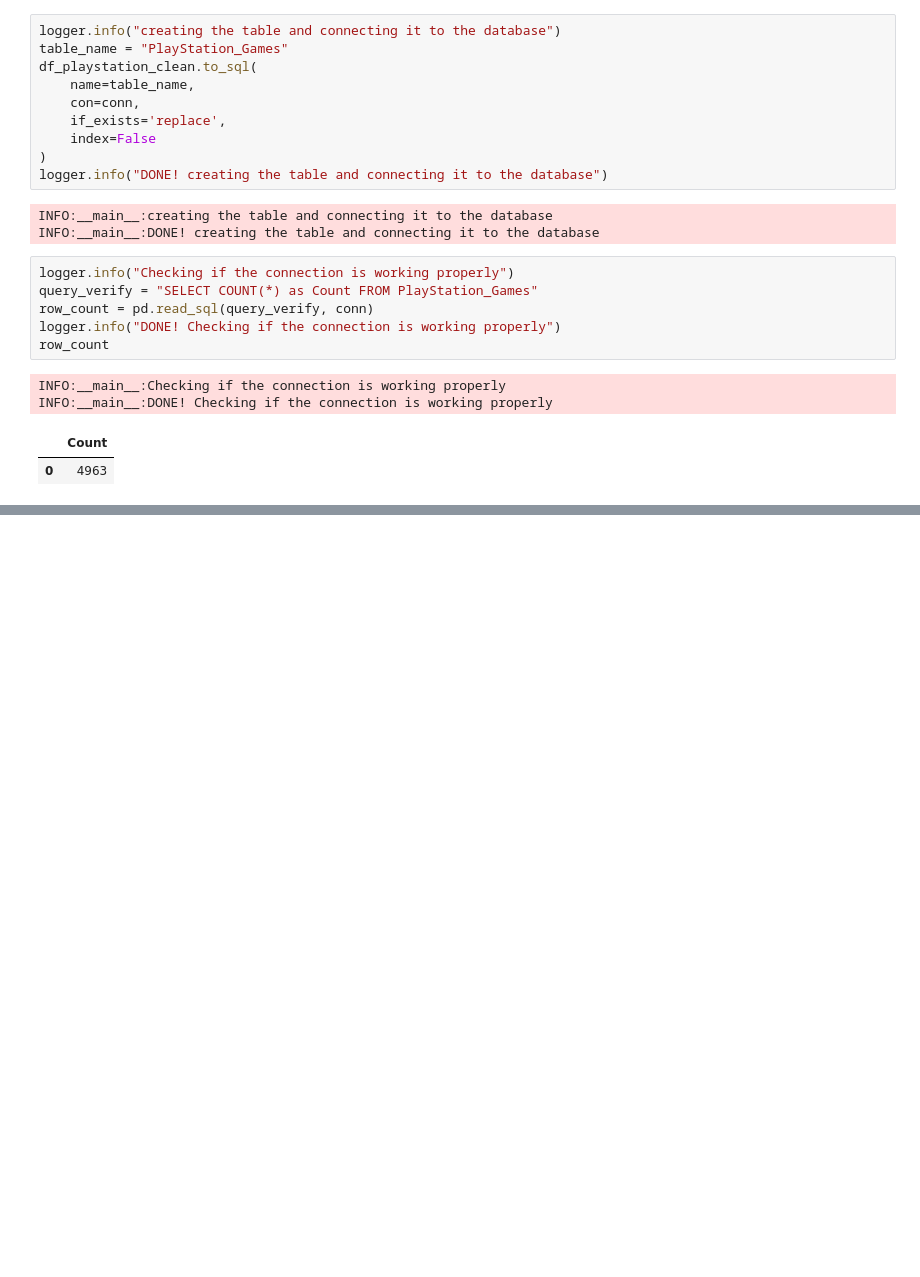
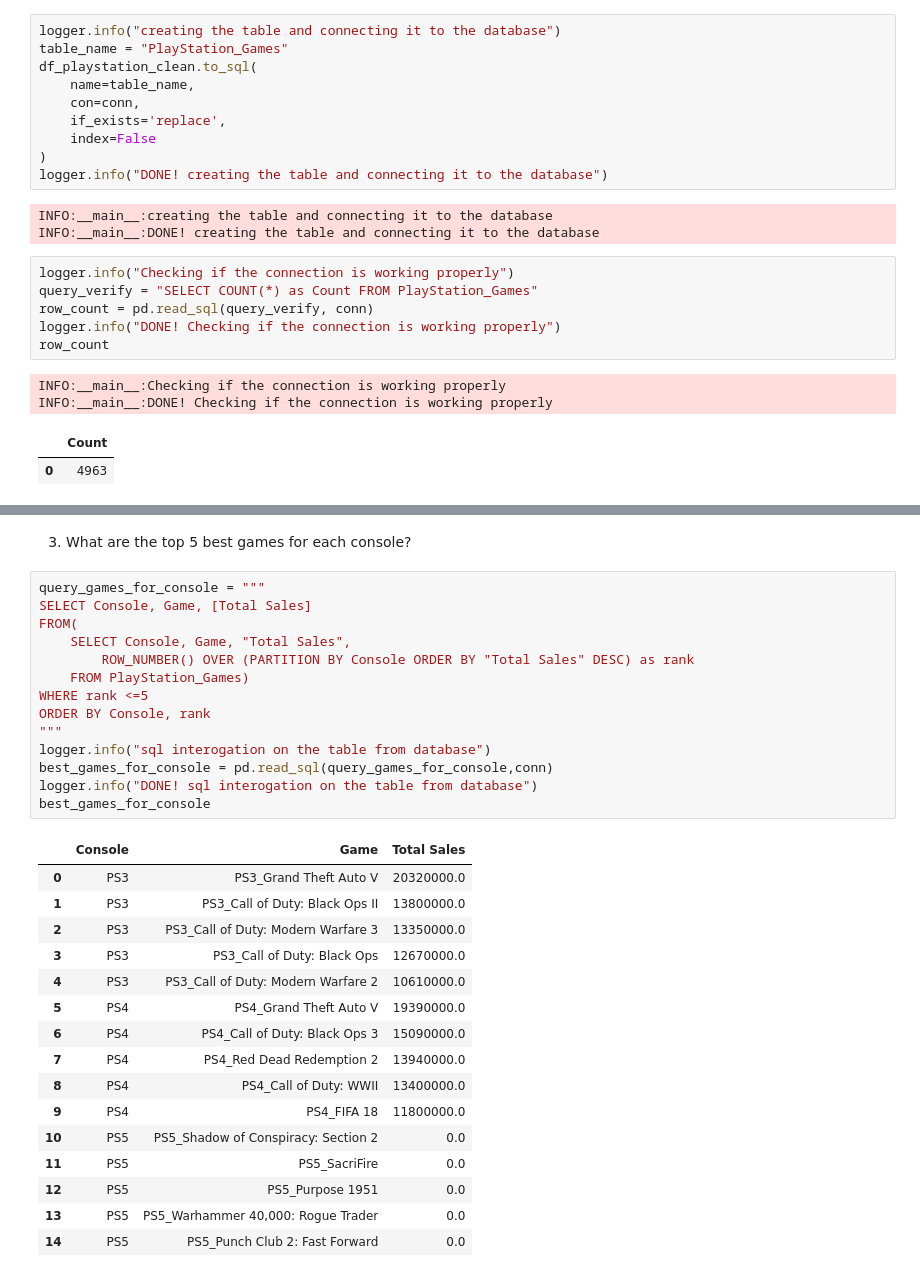
Before and after one commit to CalinP1/Playstation_work, a Jupyter notebook: PlayStation_Data_report.ipynb, the cells around one changed output, grey strips where cells are left out. Drawn from its saved outputs; the diff is of its cells as text; blank space fills up the shorter version.

Commit message:
6 SQL interogrations made from the clean data table

```diff
--- a/PlayStation_Data_report.ipynb
+++ b/PlayStation_Data_report.ipynb
@@ -546,0 +532,33 @@ SO WE HAVE 3 CONSOLES, THIS IS GOOD, IT MEANS WE DON'T HAVE ANY ROGUE DATA IN TH
+# %% [markdown]
+3) What are the top 5 best games for each console?
+# %%
+query_games_for_console = """
+SELECT Console, Game, [Total Sales]
+FROM(
+    SELECT Console, Game, "Total Sales",
+        ROW_NUMBER() OVER (PARTITION BY Console ORDER BY "Total Sales" DESC) as rank
+    FROM PlayStation_Games)
+WHERE rank <=5
+ORDER BY Console, rank
+"""
+logger.info("sql interogation on the table from database")
+best_games_for_console = pd.read_sql(query_games_for_console,conn)
+logger.info("DONE! sql interogation on the table from database")
+best_games_for_console
+# %% [output]
+|  | Console | Game | Total Sales |
+| 0 | PS3 | PS3_Grand Theft Auto V | 20320000.0 |
+| 1 | PS3 | PS3_Call of Duty: Black Ops II | 13800000.0 |
+| 2 | PS3 | PS3_Call of Duty: Modern Warfare 3 | 13350000.0 |
+| 3 | PS3 | PS3_Call of Duty: Black Ops | 12670000.0 |
+| 4 | PS3 | PS3_Call of Duty: Modern Warfare 2 | 10610000.0 |
+| 5 | PS4 | PS4_Grand Theft Auto V | 19390000.0 |
+| 6 | PS4 | PS4_Call of Duty: Black Ops 3 | 15090000.0 |
+| 7 | PS4 | PS4_Red Dead Redemption 2 | 13940000.0 |
+| 8 | PS4 | PS4_Call of Duty: WWII | 13400000.0 |
+| 9 | PS4 | PS4_FIFA 18 | 11800000.0 |
+| 10 | PS5 | PS5_Shadow of Conspiracy: Section 2 | 0.0 |
+| 11 | PS5 | PS5_SacriFire | 0.0 |
+| 12 | PS5 | PS5_Purpose 1951 | 0.0 |
+| 13 | PS5 | PS5_Warhammer 40,000: Rogue Trader | 0.0 |
+| 14 | PS5 | PS5_Punch Club 2: Fast Forward | 0.0 |
```
Also changed, not shown: parts of 23 cells of this notebook.
